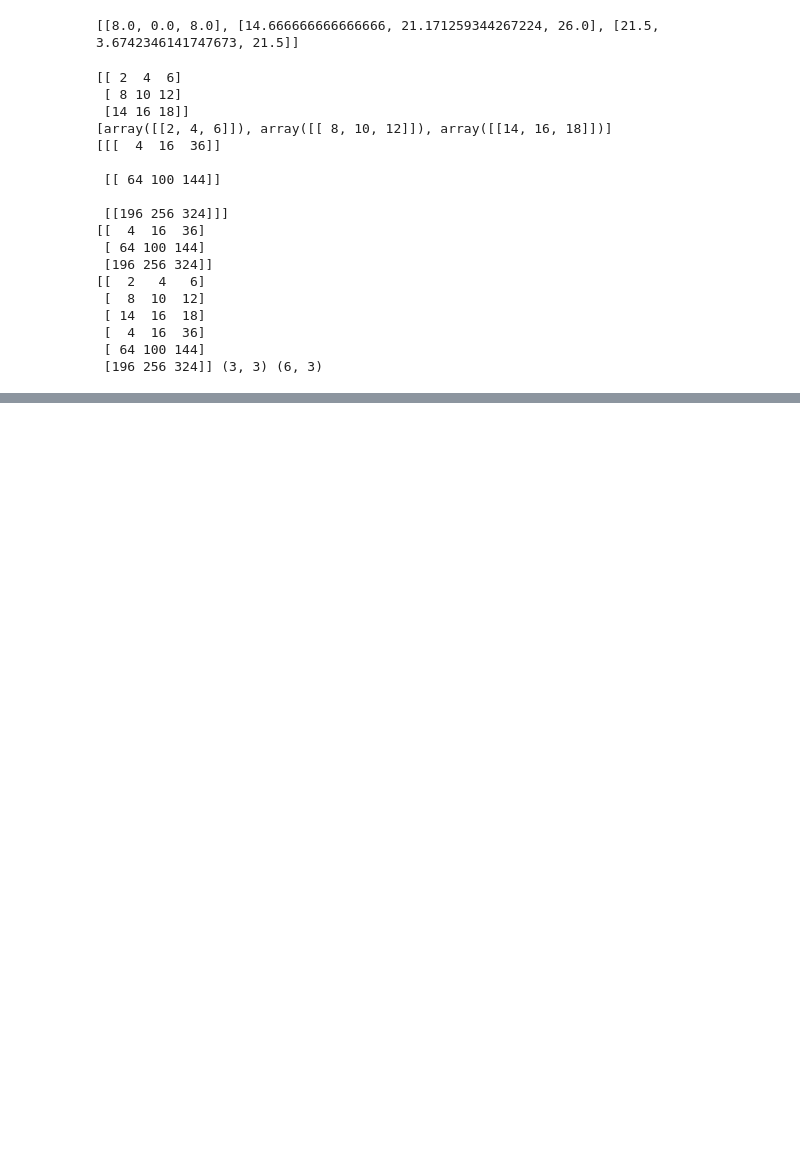
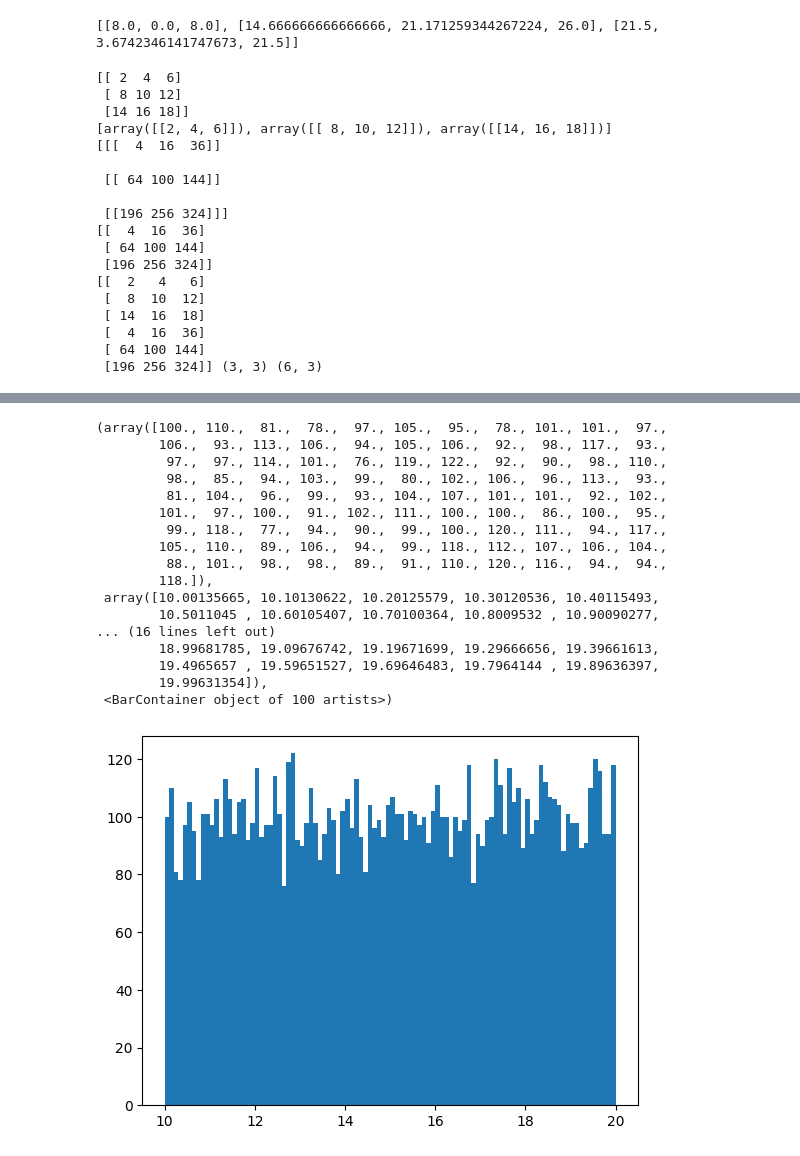
Before and after one commit to sukjin1/ed, a Jupyter notebook: numpy_practice.ipynb, the cells around one changed output, grey strips where cells are left out. Drawn from its saved outputs; the diff is of its cells as text; code cells hidden in the pictures; blank space fills up the shorter version.

```diff
--- a/numpy_practice.ipynb
+++ b/numpy_practice.ipynb
@@ -836,0 +936,24 @@ print(e, a.shape, e.shape)
+# %%
+a = np.random.rand(10000) * 10 + 10
+import matplotlib.pyplot as plt
+plt.hist(a, bins = 100)
+plt.show()
+# %% [output]
+(array([100., 110.,  81.,  78.,  97., 105.,  95.,  78., 101., 101.,  97.,
+        106.,  93., 113., 106.,  94., 105., 106.,  92.,  98., 117.,  93.,
+         97.,  97., 114., 101.,  76., 119., 122.,  92.,  90.,  98., 110.,
+         98.,  85.,  94., 103.,  99.,  80., 102., 106.,  96., 113.,  93.,
+         81., 104.,  96.,  99.,  93., 104., 107., 101., 101.,  92., 102.,
+        101.,  97., 100.,  91., 102., 111., 100., 100.,  86., 100.,  95.,
+         99., 118.,  77.,  94.,  90.,  99., 100., 120., 111.,  94., 117.,
+        105., 110.,  89., 106.,  94.,  99., 118., 112., 107., 106., 104.,
+         88., 101.,  98.,  98.,  89.,  91., 110., 120., 116.,  94.,  94.,
+        118.]),
+ array([10.00135665, 10.10130622, 10.20125579, 10.30120536, 10.40115493,
+        10.5011045 , 10.60105407, 10.70100364, 10.8009532 , 10.90090277,
+... (16 lines left out)
+        18.99681785, 19.09676742, 19.19671699, 19.29666656, 19.39661613,
+        19.4965657 , 19.59651527, 19.69646483, 19.7964144 , 19.89636397,
+        19.99631354]),
+ <BarContainer object of 100 artists>)
+[figure, added]
```
Also changed, not shown: parts of 5 cells of this notebook.
